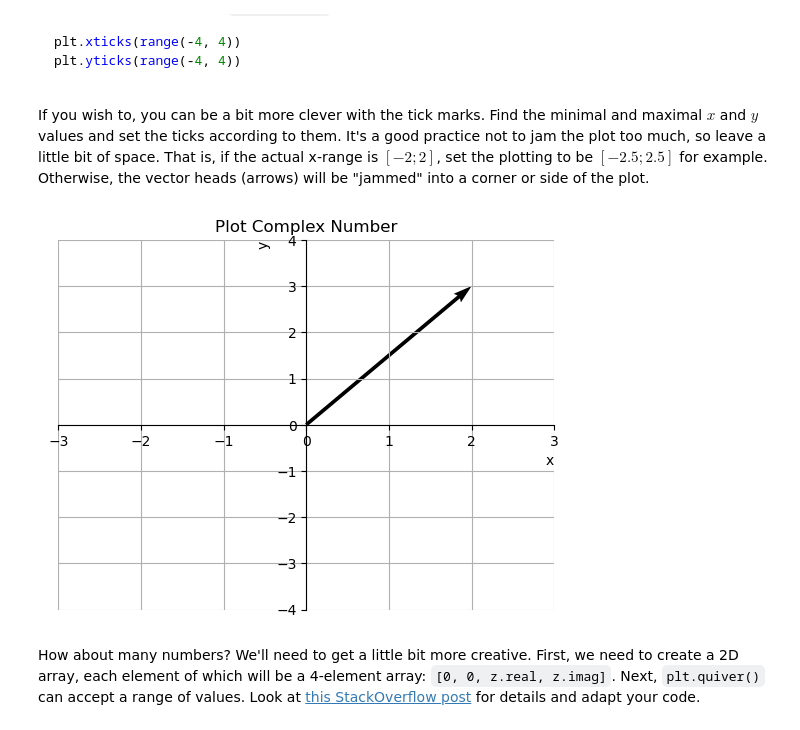
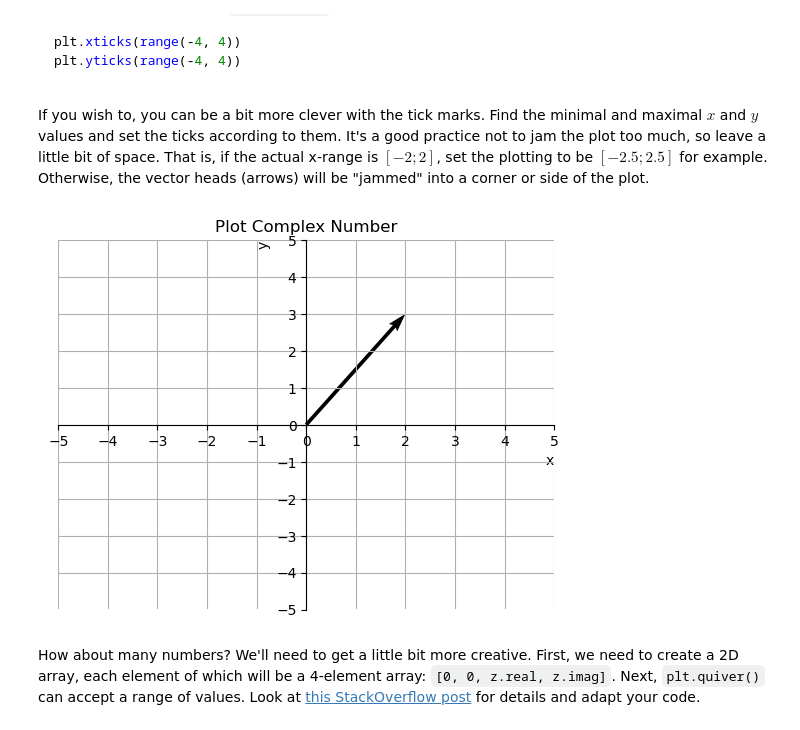
Before and after one commit to plamenborachev/Softuni-MathConceptsForDevelopers-March2024, a Jupyter notebook: 04.Basic-Algebra-Exercise/Basic Algebra Exercise.ipynb, the cells around one changed output. Saved outputs shown, nothing was run; the diff lists cells and outputs as text; code cells hidden in the pictures.

```diff
--- a/04.Basic-Algebra-Exercise/Basic Algebra Exercise.ipynb
+++ b/04.Basic-Algebra-Exercise/Basic Algebra Exercise.ipynb
@@ -277,21 +278,21 @@ If you wish to, you can be a bit more clever with the tick marks. Find the minim
 # %%
 def plot_complex_number(z):
     """
     Plots the complex number z as a radius vector in the 2D space
     """
     plt.quiver(0, 0, z.real, z.imag, angles = "xy", scale_units = "xy", scale = 1)
 
-    # plt.xticks(range(-4, 4))
-    # plt.yticks(range(-4, 4))
+    plt.xticks(range(-5, 6))
+    plt.yticks(range(-5, 6))
 
-    plt.xticks(range(-int(z.real) - 1, int(z.real) + 2))
-    plt.yticks(range(-int(z.imag) - 1, int(z.imag) + 2))
+    # plt.xticks(range(-int(z.real) - 1, int(z.real) + 2))
+    # plt.yticks(range(-int(z.imag) - 1, int(z.imag) + 2))
 
     default_plot("Plot Complex Number", False, True, False)
 
 plot_complex_number(2 + 3j)
 # %% [output]
-[figure, old version]
+[figure, new version]
 # %% [markdown]
 How about many numbers? We'll need to get a little bit more creative. First, we need to create a 2D array, each element of which will be a 4-element array: `[0, 0, z.real, z.imag]`. Next, `plt.quiver()` can accept a range of values. Look at [this StackOverflow post](https://stackoverflow.com/questions/12265234/how-to-plot-2d-math-vectors-with-matplotlib) for details and adapt your code.
 # %%
```
Also changed, not shown: parts of 11 cells of this notebook, 3 other files.
